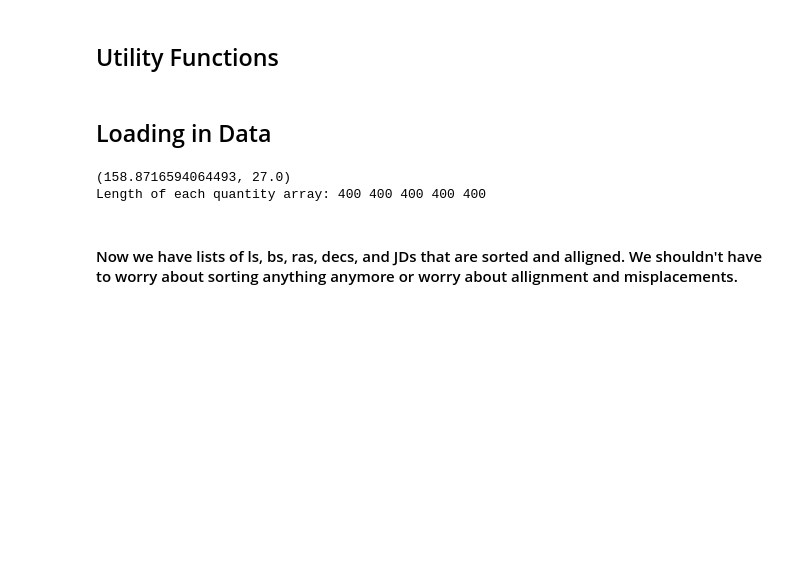
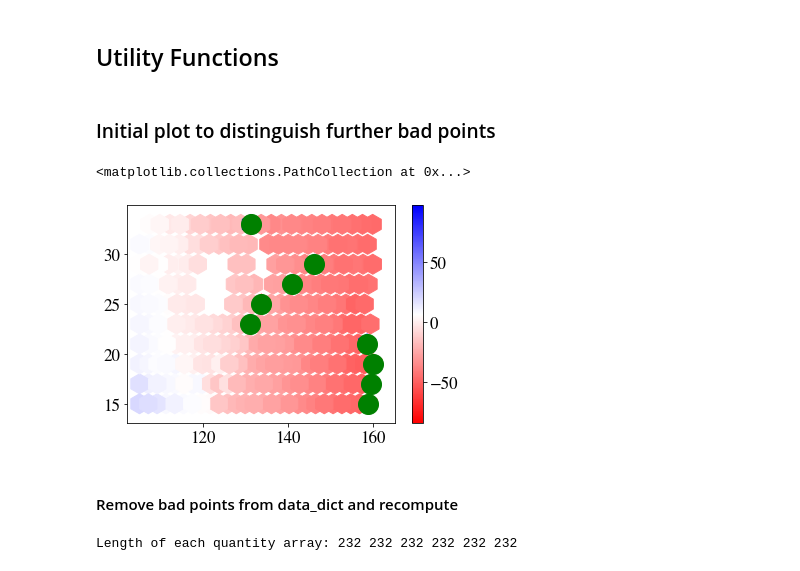
Before and after one commit to James11222/radiolab_repo, a Jupyter notebook: lab4/Darby/north_celestial_pole_mapping.ipynb, the cells around one changed output. Cells and saved outputs as stored; diff of their text form; code cells hidden in the pictures; blank space fills up the shorter version.

```diff
--- a/lab4/Darby/north_celestial_pole_mapping.ipynb
+++ b/lab4/Darby/north_celestial_pole_mapping.ipynb
@@ -42,0 +143,15 @@ b_min, b_max = 15, 50 # [degrees]
+# %%
+### Collect main, on, and off data separately and turn into arrays ###
+
+main_data = []
+on_data = []
+off_data = []
+for i in range(len(ls)):
+    main = data_dict[(ls[i], bs[i])][0]
+    on = data_dict[(ls[i], bs[i])][1]
+    off = data_dict[(ls[i], bs[i])][2]
+    main_data.append(main), on_data.append(on), off_data.append(off)
+
+main_data = np.array(main_data)
+on_data = np.array(on_data)
+off_data = np.array(off_data)
@@ -154,2 +302,0 @@ def V_0(averaged_data, averaged_noise, averaged_no_noise):
-# %% [markdown]
-## Loading in Data
@@ -182,0 +303,18 @@ for filename in os.listdir(os.getcwd() + '/data/new_celestial_data/celestial_dat
+# %% [markdown]
+### Initial plot to distinguish further bad points
+# %%
+Vs = calc_peak_max(main_data, on_data, off_data)[1]
+
+indices = np.where(np.array(Vs) <= -50)
+indices2= np.where(np.array(Vs) >= 50)
+indices = np.append(indices, indices2)
+indices
+plt.figure()
+plt.scatter(ls, bs, c=Vs, cmap='bwr_r', s=400, marker='h')
+plt.colorbar()
+plt.scatter(ls[indices], bs[indices], color='green', s=400)
+# %% [output]
+<matplotlib.collections.PathCollection at 0x...>
+[figure, added]
+# %% [markdown]
+#### Remove bad points from data_dict and recompute
@@ -183,12 +325,8 @@ for filename in os.listdir(os.getcwd() + '/data/new_celestial_data/celestial_dat
 # %%
-# RUN THIS CELL TO LOOP THROUGH ALL SPECTRA
-# SAVES ls, bs, ras, decs, jds, specs (main), and Ts which are ordered in the same order
-
 ls = []
 bs = []
 ras, decs, jds = [], [], []
 specs = []
-Ts = []
 
 for coord in data_dict.keys():
     l, b = coord
@@ -197,19 +335,17 @@ for coord in data_dict.keys():
     if len(main) == 0 or len(noise_on) == 0 or len(noise_off) == 0:
         print(coord)
         continue
-#     temperature = T_0(main, noise_on, noise_off)
 
     ls.append(l)
     bs.append(b)
     specs.append(main)
-#     Ts.append(temperature)
     ras.append(ra)
     decs.append(dec)
     jds.append(jd)
 
-print('Length of each quantity array:', len(ls), len(bs), len(ras), len(bs), len(jds))
+ls = np.array(ls)
+bs = np.array(bs)
+
+print('Length of each quantity array:', len(ls), len(bs), len(ras), len(decs), len(jds), len(specs))
 # %% [output]
-(158.8716594064493, 27.0)
-Length of each quantity array: 400 400 400 400 400
+Length of each quantity array: 232 232 232 232 232 232
-# %% [markdown]
-#### Now we have lists of ls, bs, ras, decs, and JDs that are sorted and alligned. We shouldn't have to worry about sorting anything anymore or worry about allignment and misplacements.
```
Also changed, not shown: parts of 35 cells of this notebook.
